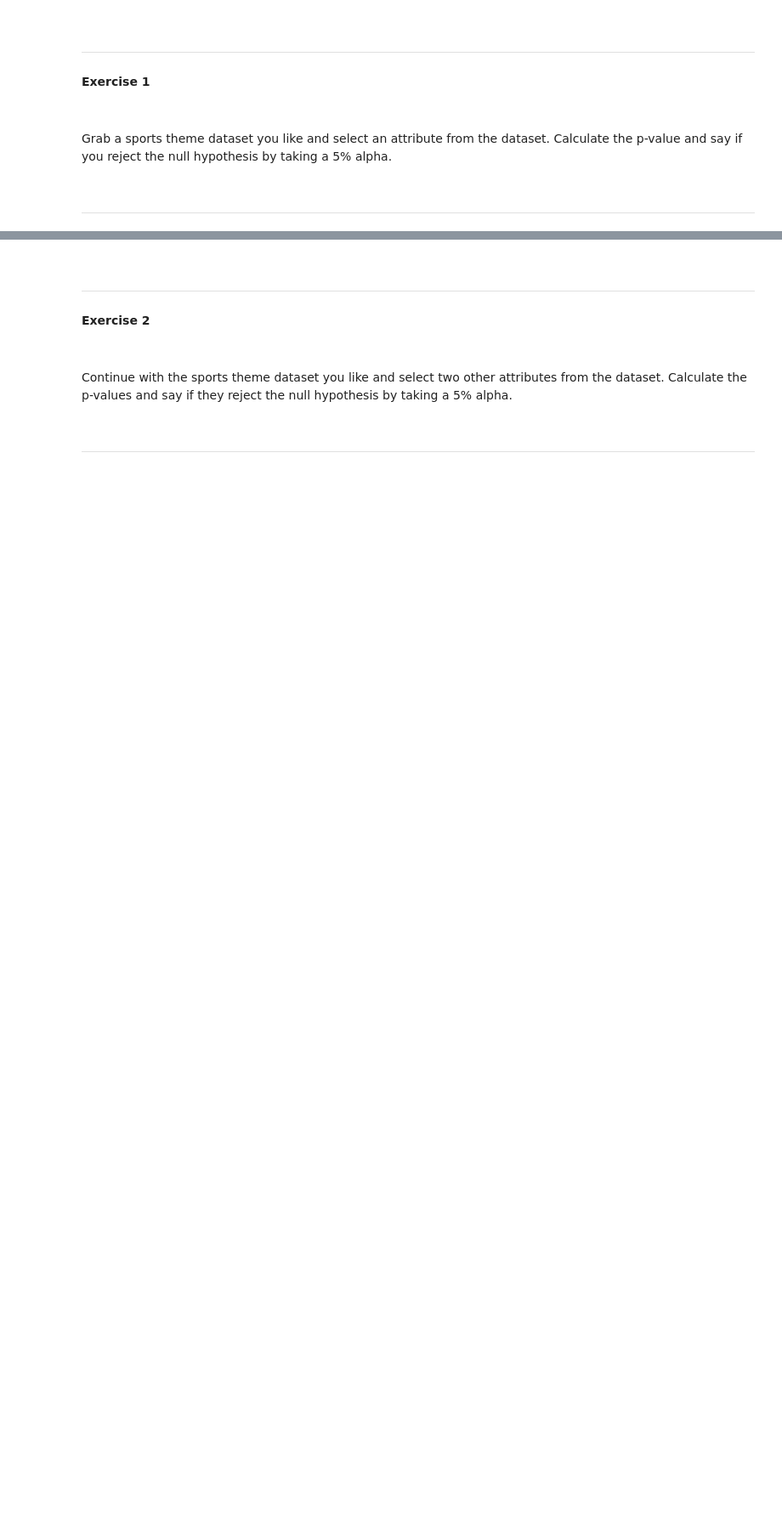
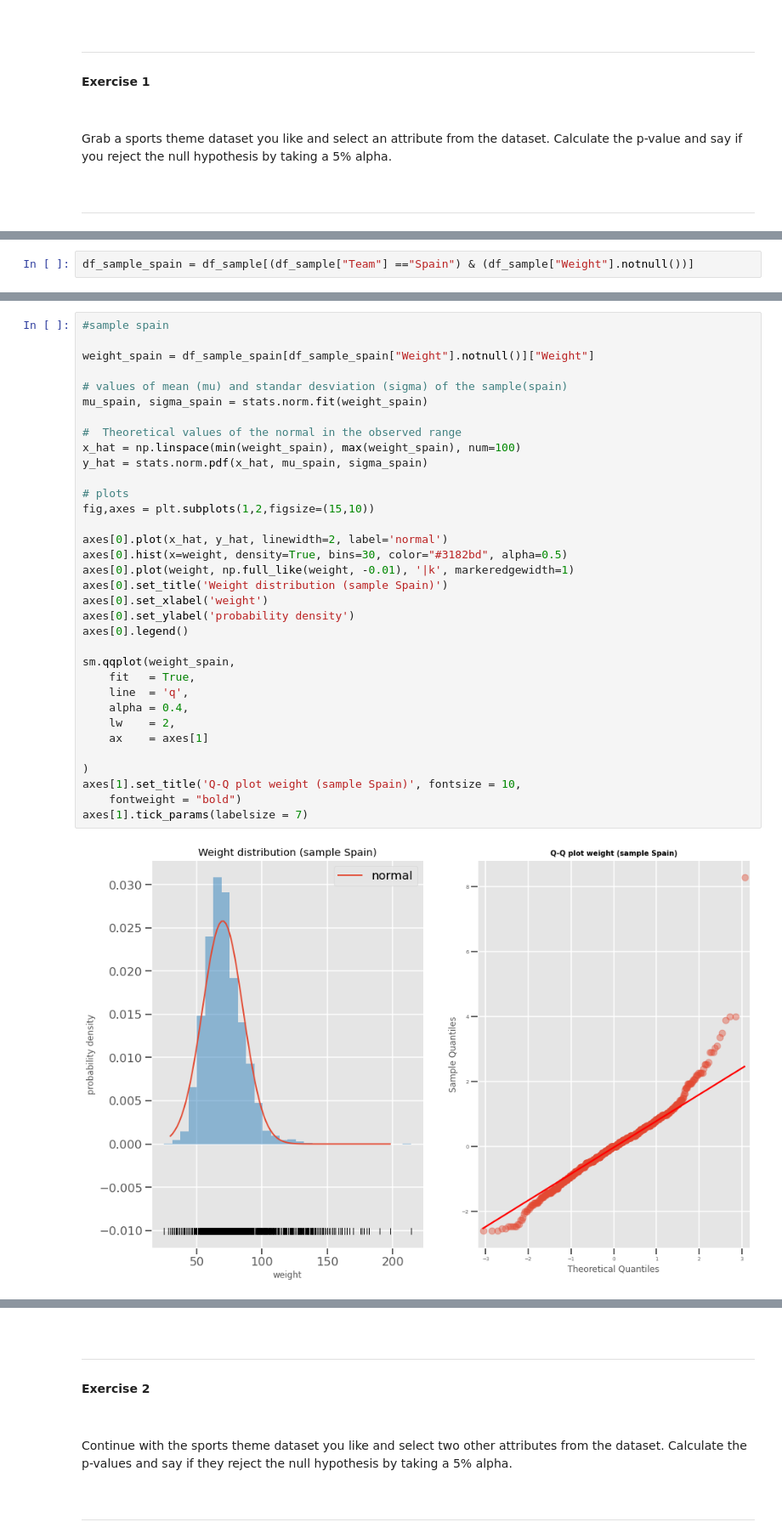
Before and after one commit to Pevicsanch/hypothesis_testing_with_python, a Jupyter notebook: s07_t01_hypothesis_testing.ipynb, the cells around one changed output, grey strips where cells are left out. Shown at 85% size. Cells and saved outputs as stored; diff of their text form; blank space fills up the shorter version.

```diff
--- a/s07_t01_hypothesis_testing.ipynb
+++ b/s07_t01_hypothesis_testing.ipynb
@@ -24,0 +428,2 @@ ___
+# %%
+df_sample_spain = df_sample[(df_sample["Team"] =="Spain") & (df_sample["Weight"].notnull())]
@@ -24,0 +436,36 @@ ___
+# %%
+#sample spain
+
+weight_spain = df_sample_spain[df_sample_spain["Weight"].notnull()]["Weight"]
+
+# values of mean (mu) and standar desviation (sigma) of the sample(spain)
+mu_spain, sigma_spain = stats.norm.fit(weight_spain)
+
+#  Theoretical values of the normal in the observed range
+x_hat = np.linspace(min(weight_spain), max(weight_spain), num=100)
+y_hat = stats.norm.pdf(x_hat, mu_spain, sigma_spain)
+
+# plots
+fig,axes = plt.subplots(1,2,figsize=(15,10))
+
+axes[0].plot(x_hat, y_hat, linewidth=2, label='normal')
+axes[0].hist(x=weight, density=True, bins=30, color="#3182bd", alpha=0.5)
+axes[0].plot(weight, np.full_like(weight, -0.01), '|k', markeredgewidth=1)
+axes[0].set_title('Weight distribution (sample Spain)')
+axes[0].set_xlabel('weight')
+axes[0].set_ylabel('probability density')
+axes[0].legend()
+
+sm.qqplot(weight_spain,
+    fit   = True,
+    line  = 'q',
+    alpha = 0.4,
+    lw    = 2,
+    ax    = axes[1]
+
+)
+axes[1].set_title('Q-Q plot weight (sample Spain)', fontsize = 10,
+    fontweight = "bold")
+axes[1].tick_params(labelsize = 7)
+# %% [output]
+[figure, added]
```
Also changed, not shown: parts of 77 cells of this notebook, 2 other files.
